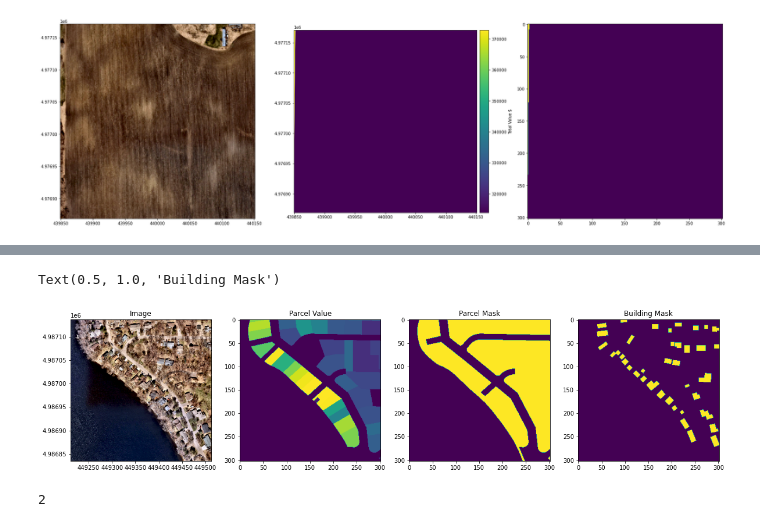
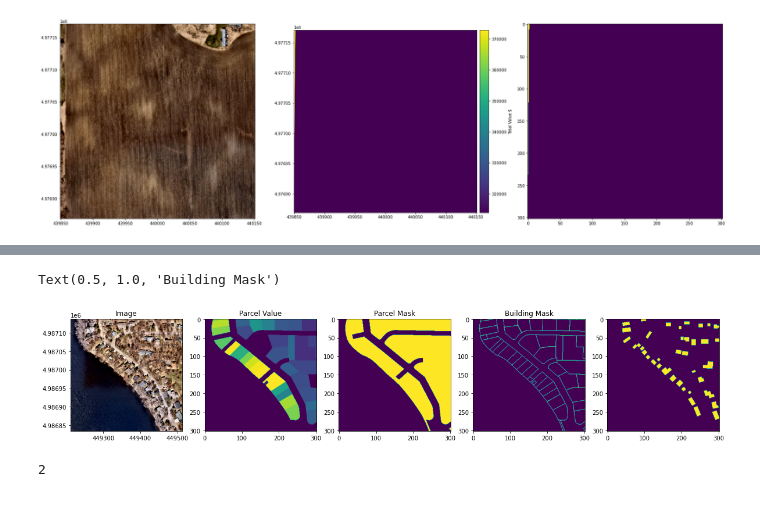
Before and after one commit to mvrl/disaggregation, a Jupyter notebook: Plotting_Hennepin.ipynb, the cells around one changed output, grey strips where cells are left out. Saved outputs shown, nothing was run; the diff lists cells and outputs as text; code cells hidden in the pictures.

Commit message:
Adding Boundary Labels

```diff
--- a/Plotting_Hennepin.ipynb
+++ b/Plotting_Hennepin.ipynb
@@ -74,32 +74,37 @@ poly_array = dataset[index]['geometry']
 image = dataset[index]['image']
 label_value = dataset[index]['pvalue_label']
 label_mask = dataset[index]['pmask_label']
+label_boundary = dataset[index]['pboundary_label']
 label_buildings = dataset[index]['building_label']
+
 
 image = np.moveaxis(image, 0, -1)
 label_value = np.moveaxis(label_value, 0, -1)
 label_mask = np.moveaxis(label_mask, 0, -1)
+label_boundary = np.moveaxis(label_boundary, 0, -1)
 label_buildings = np.moveaxis(label_buildings, 0, -1)
 # %%
-fig,axs = plt.subplots(1, 4, figsize = (20,16))
+fig,axs = plt.subplots(1, 5, figsize = (20,16))
 
 
 #divider = make_axes_locatable(axs[0])
 #cax = divider.append_axes("right", size="5%", pad=0.1)
 #poly_array.plot(column = 'TOTAL_MV1', ax = axs[0], alpha = 0.5, linewidth=3, legend = True, legend_kwds={'label': "Total Value $", 'orientation': "vertical"}, cax =cax)
 axs[0].imshow(image, extent = dataset[index]['img_bbox'], origin = 'upper')
 
 axs[1].imshow(label_value, origin = 'upper')
 axs[2].imshow(label_mask, origin = 'upper')
-axs[3].imshow(label_buildings, origin = 'upper')
+axs[3].imshow(label_boundary, origin = 'upper')
+axs[4].imshow(label_buildings, origin = 'upper')
 
 axs[0].set_title("Image")
 axs[1].set_title("Parcel Value")
 axs[2].set_title("Parcel Mask")
-axs[3].set_title("Building Mask")
+axs[3].set_title("Parcel Boundary")
+axs[4].set_title("Building Mask")
 # %% [output]
 Text(0.5, 1.0, 'Building Mask')
-[figure, old version]
+[figure, new version]
 # %%
 fig.savefig('./Plots/label.jpg')
 # %%
```
Also changed, not shown: parts of 2 cells of this notebook, 4 other files.
